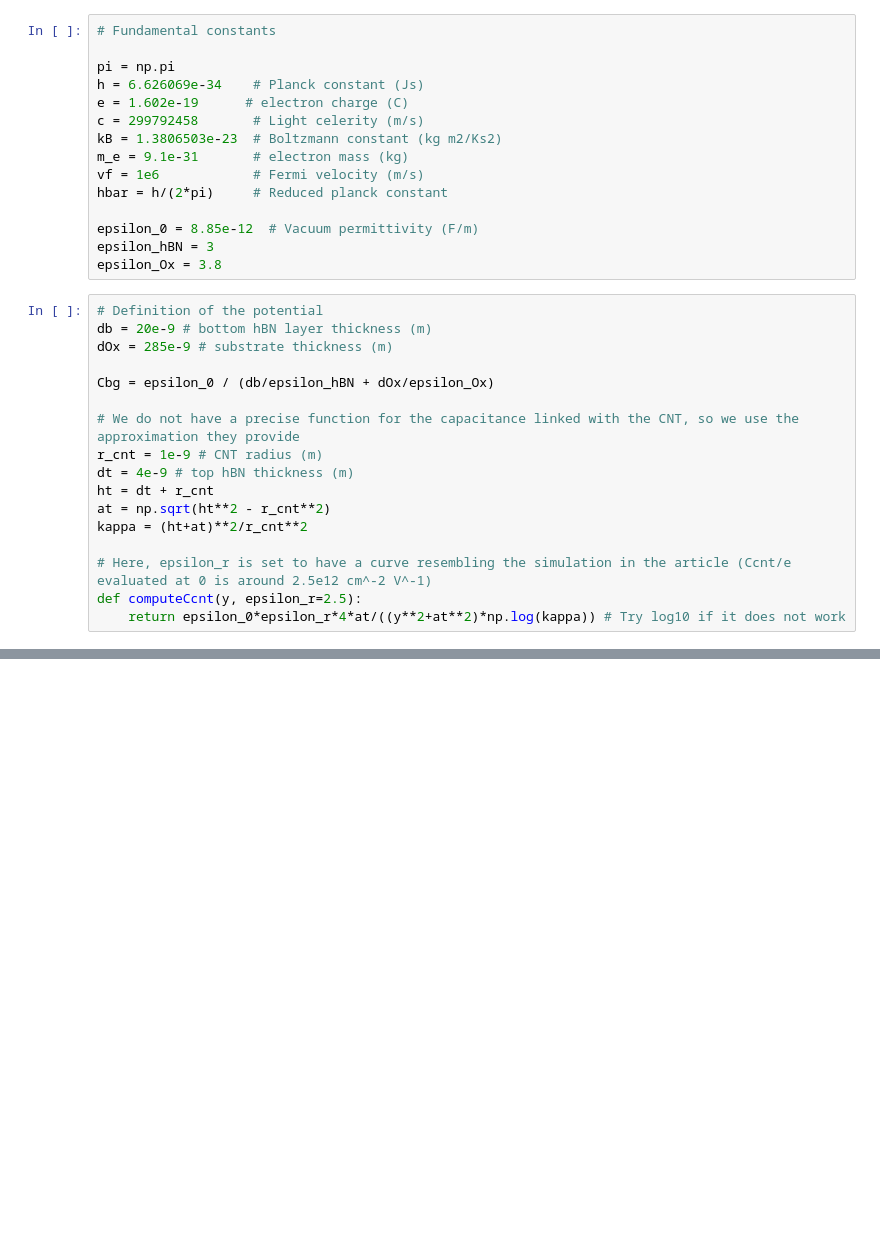
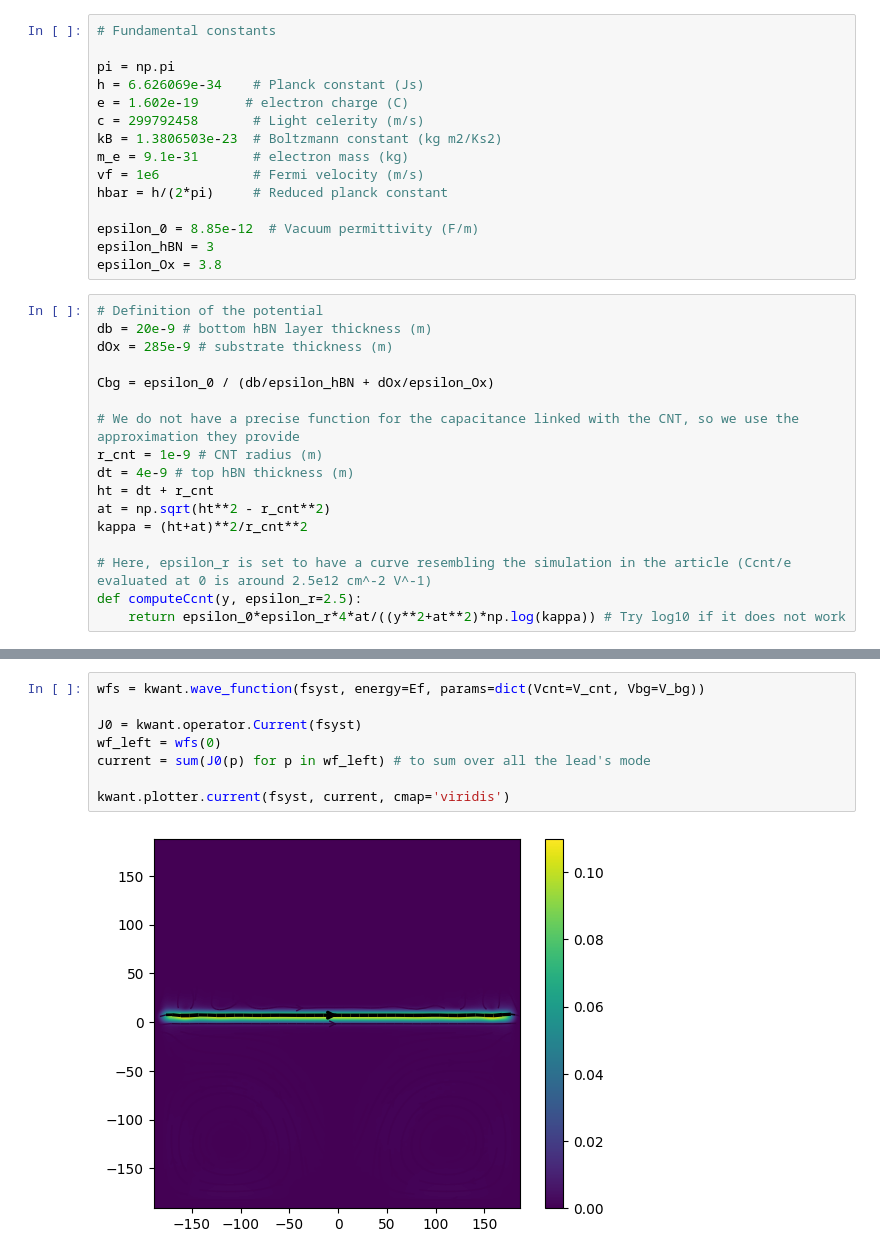
Before and after one commit to colinrenard/LELEC2710, a Jupyter notebook: SLG_Test_Marcello.ipynb, the cells around one changed output, grey strips where cells are left out. Saved outputs shown, nothing was run; the diff lists cells and outputs as text; blank space fills up the shorter version.

```diff
--- a/SLG_Test_Marcello.ipynb
+++ b/SLG_Test_Marcello.ipynb
@@ -150,4 +136,14 @@ The plotted data contains 1.66% of values overflowing upper limit 0.251662
 [figure]
+# %%
+wfs = kwant.wave_function(fsyst, energy=Ef, params=dict(Vcnt=V_cnt, Vbg=V_bg))
+
+J0 = kwant.operator.Current(fsyst)
+wf_left = wfs(0)
+current = sum(J0(p) for p in wf_left) # to sum over all the lead's mode
+
+kwant.plotter.current(fsyst, current, cmap='viridis')
+# %% [output]
+[figure, added]
 # %%
 # Function to compute conductance
 def compute_conductance(system, energy):
```
Also changed, not shown: parts of 7 cells of this notebook.
